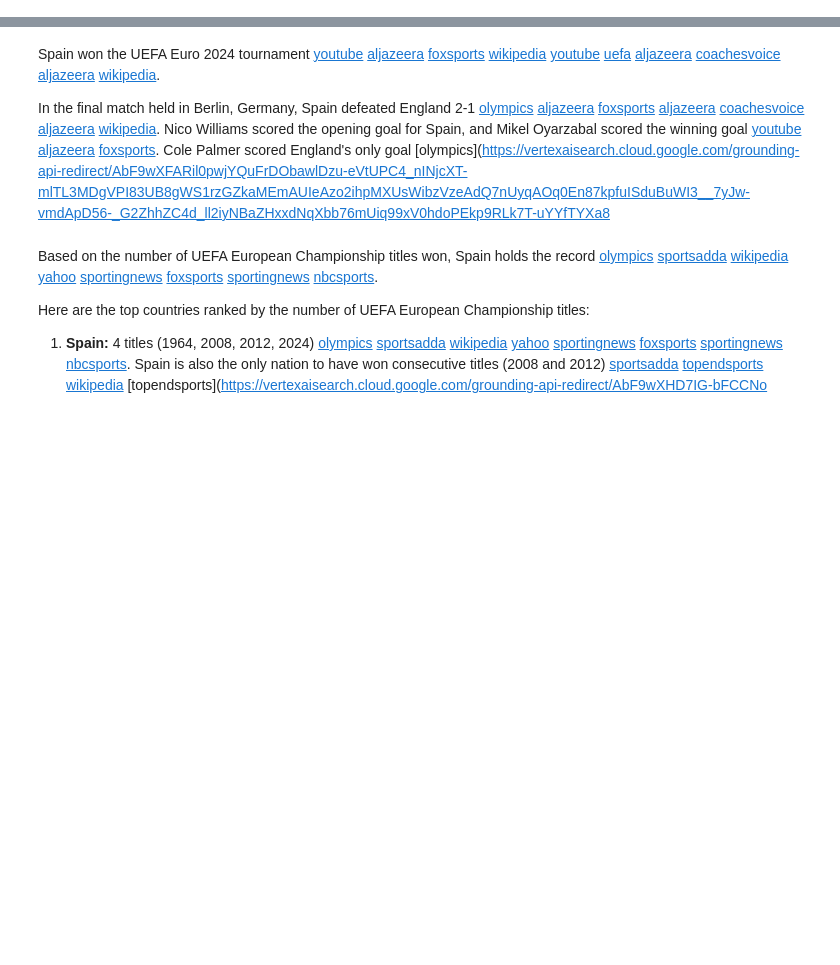
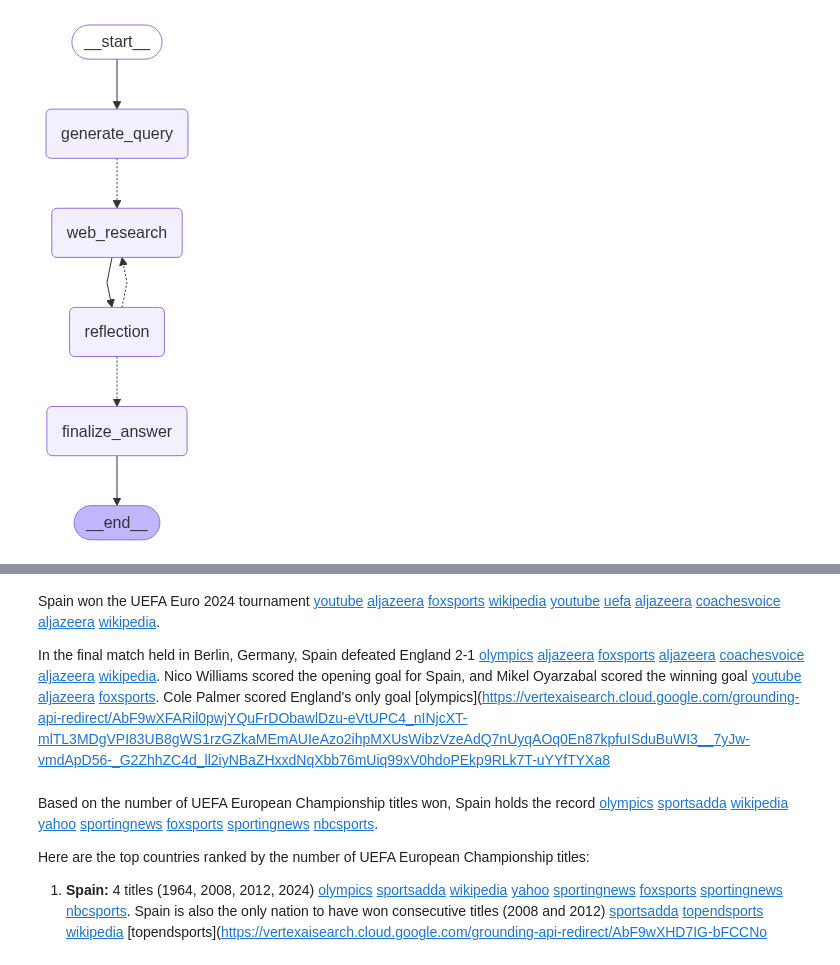
Before and after one commit to Tendo33/langgraph-search-agent, a Jupyter notebook: test-agent.ipynb, the cells around one changed output, grey strips where cells are left out. Saved outputs shown, nothing was run; the diff lists cells and outputs as text; code cells hidden in the pictures; blank space fills up the shorter version.

```diff
--- a/test-agent.ipynb
+++ b/test-agent.ipynb
@@ -1 +1,10 @@
+# %%
+from IPython.display import Image, display
+
+from search_agent import graph
+
+# draw_mermaid方法可以打印出Graph的mermaid代码。
+display(Image(graph.get_graph().draw_mermaid_png()))
+# %% [output]
+[figure, added]
 # %%
```
Also changed, not shown: parts of 1 cell of this notebook, 1 other file.
